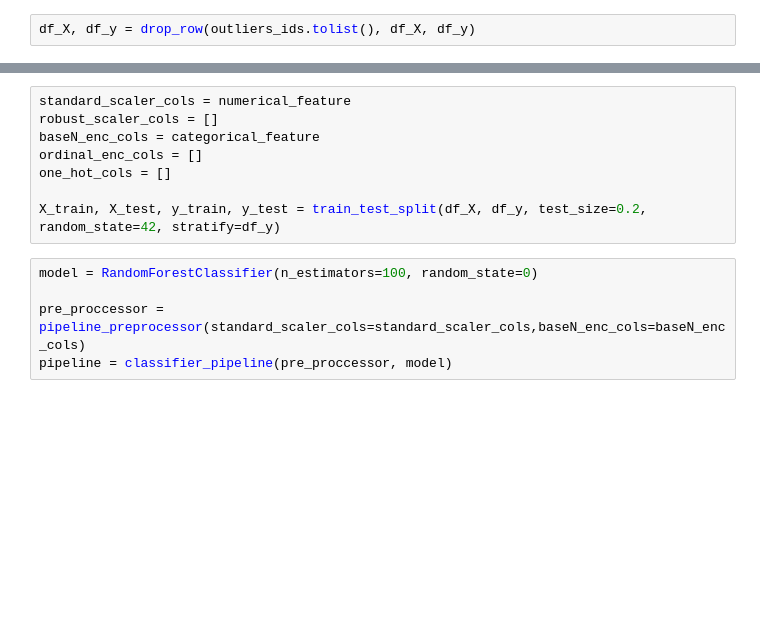
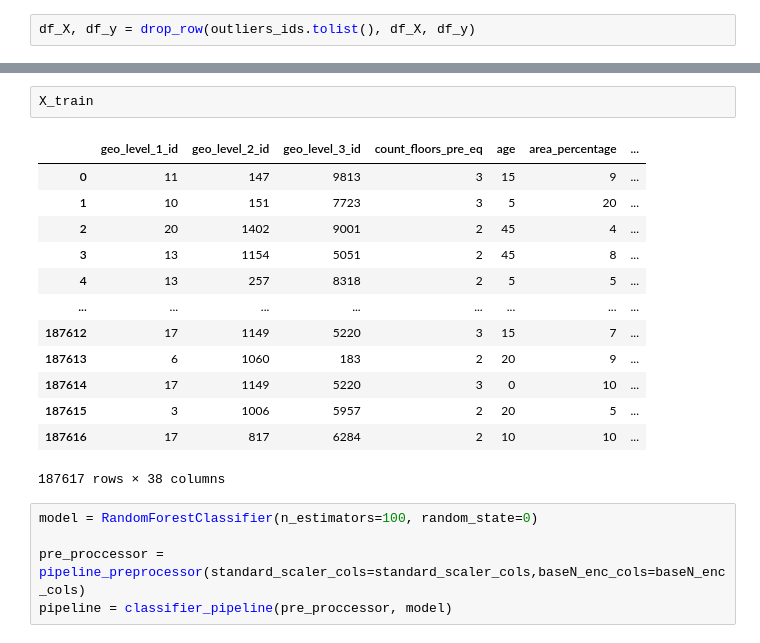
Before and after one commit to shahabday/Earthquake-competition, a Jupyter notebook: Notebooks/2 results/final_v1.ipynb, the cells around one changed output, grey strips where cells are left out. Saved outputs shown, nothing was run; the diff lists cells and outputs as text; blank space fills up the shorter version.

```diff
--- a/Notebooks/2 results/final_v1.ipynb
+++ b/Notebooks/2 results/final_v1.ipynb
@@ -41,11 +59,19 @@ categorical_feature = df_X.select_dtypes(include=['object']).columns.tolist()
-# %%
-standard_scaler_cols = numerical_feature
-robust_scaler_cols = []
-baseN_enc_cols = categorical_feature
-ordinal_enc_cols = []
-one_hot_cols = []
-
-X_train, X_test, y_train, y_test = train_test_split(df_X, df_y, test_size=0.2, random_state=42, stratify=df_y)
+# %%
+X_train
+# %% [output]
+|  | geo_level_1_id | geo_level_2_id | geo_level_3_id | count_floors_pre_eq | age | area_percentage | ... |
+| 0 | 11 | 147 | 9813 | 3 | 15 | 9 | ... |
+| 1 | 10 | 151 | 7723 | 3 | 5 | 20 | ... |
+| 2 | 20 | 1402 | 9001 | 2 | 45 | 4 | ... |
+| 3 | 13 | 1154 | 5051 | 2 | 45 | 8 | ... |
+| 4 | 13 | 257 | 8318 | 2 | 5 | 5 | ... |
+| ... | ... | ... | ... | ... | ... | ... | ... |
+| 187612 | 17 | 1149 | 5220 | 3 | 15 | 7 | ... |
+| 187613 | 6 | 1060 | 183 | 2 | 20 | 9 | ... |
+| 187614 | 17 | 1149 | 5220 | 3 | 0 | 10 | ... |
+| 187615 | 3 | 1006 | 5957 | 2 | 20 | 5 | ... |
+| 187616 | 17 | 817 | 6284 | 2 | 10 | 10 | ... |
+187617 rows × 38 columns
 # %%
 model = RandomForestClassifier(n_estimators=100, random_state=0)
 
```
Also changed, not shown: parts of 7 cells of this notebook, 4 other files.
